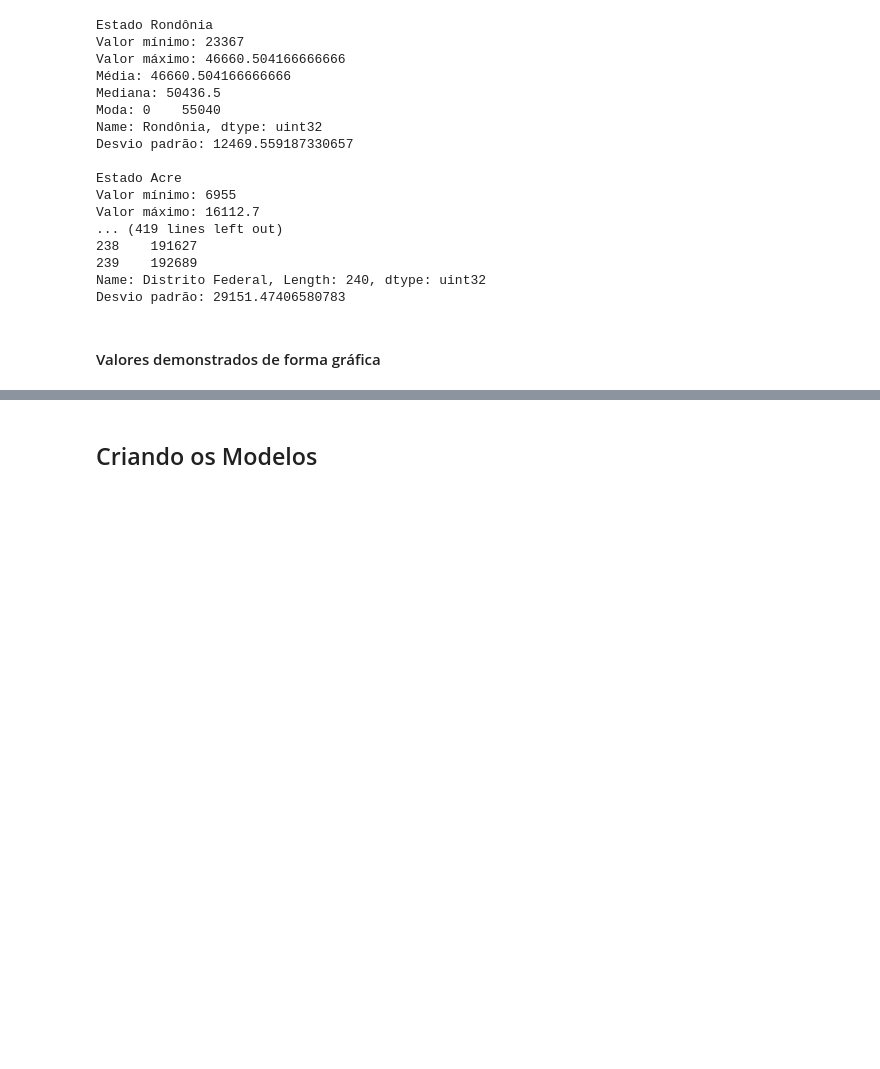
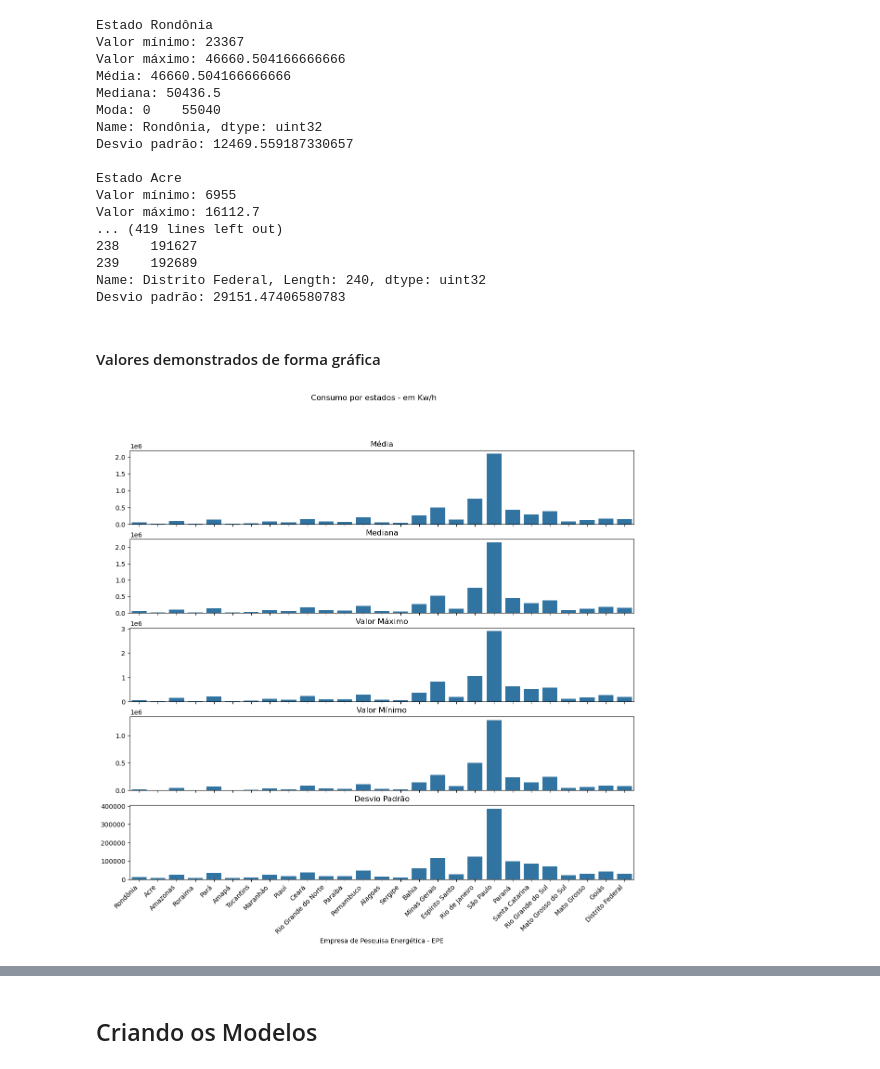
Before and after one commit to PET-Controle-e-Automacao-UESC/contas_de_energia, a Jupyter notebook: src/main.ipynb, the cells around one changed output, grey strips where cells are left out. Cells and saved outputs as stored; diff of their text form; code cells hidden in the pictures; blank space fills up the shorter version.

```diff
--- a/src/main.ipynb
+++ b/src/main.ipynb
@@ -428,6 +432,29 @@ Name: Distrito Federal, Length: 240, dtype: uint32
 Desvio padrão: 29151.47406580783
 # %% [markdown]
 #### Valores demonstrados de forma gráfica
+# %%
+figura, eixos = plt.subplots(nrows = 5, ncols = 1, sharex = True, figsize = (14, 12))
+plt.suptitle("Consumo por estados - em Kw/h")
+
+sns.barplot(df_residencial_processed.mean(), ax = eixos[0])
+eixos[0].set_title("Média")
+
+sns.barplot(df_residencial_processed.median(), ax = eixos[1])
+eixos[1].set_title("Mediana")
+
+sns.barplot(df_residencial_processed.max(), ax = eixos[2])
+eixos[2].set_title("Valor Máximo")
+
+sns.barplot(df_residencial_processed.min(), ax = eixos[3])
+eixos[3].set_title("Valor Mínimo")
+
+sns.barplot(df_residencial_processed.std(), ax = eixos[4])
+eixos[4].set_title("Desvio Padrão")
+
+plt.xticks(rotation = 45, ha = "right")
+plt.show()
+# %% [output]
+[figure, added]
 # %%
 figura = plt.figure(figsize = (20, 8))
 
```
Also changed, not shown: parts of 4 cells of this notebook.
